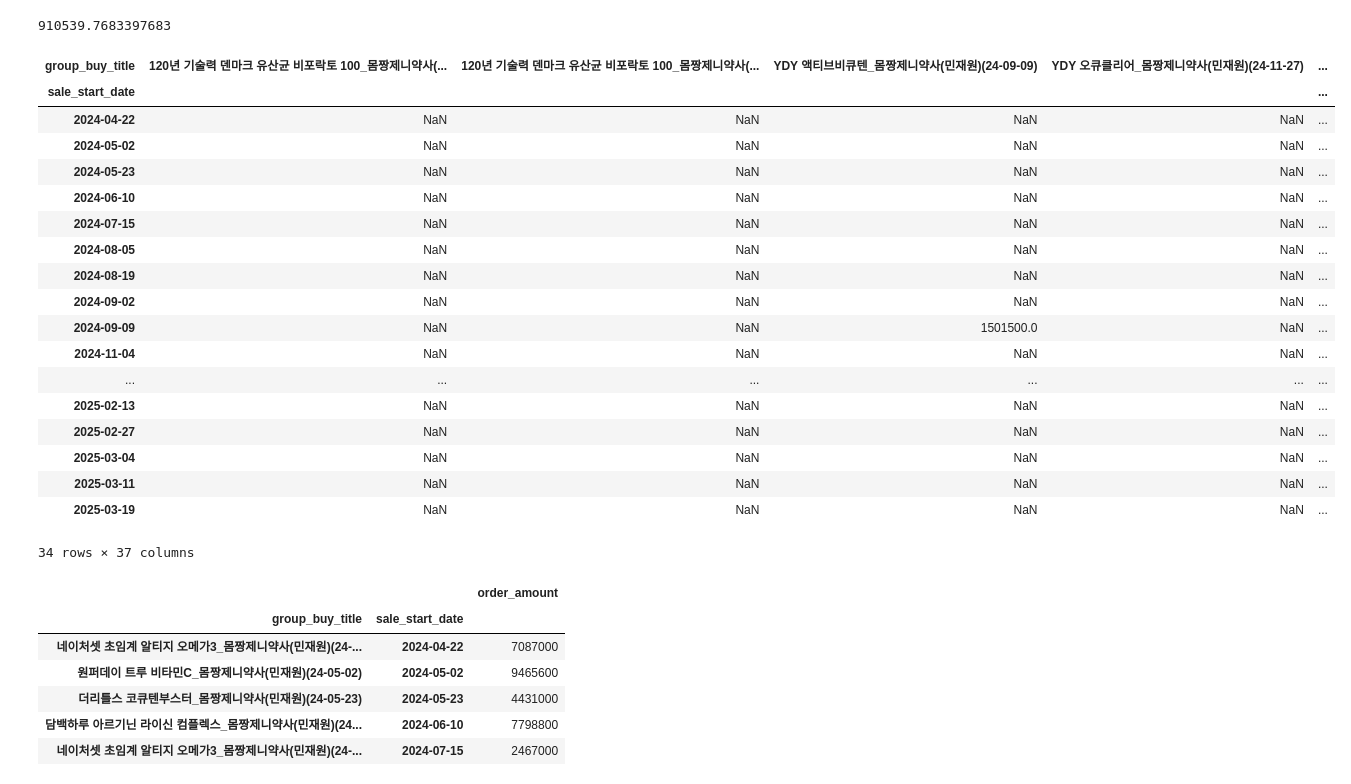
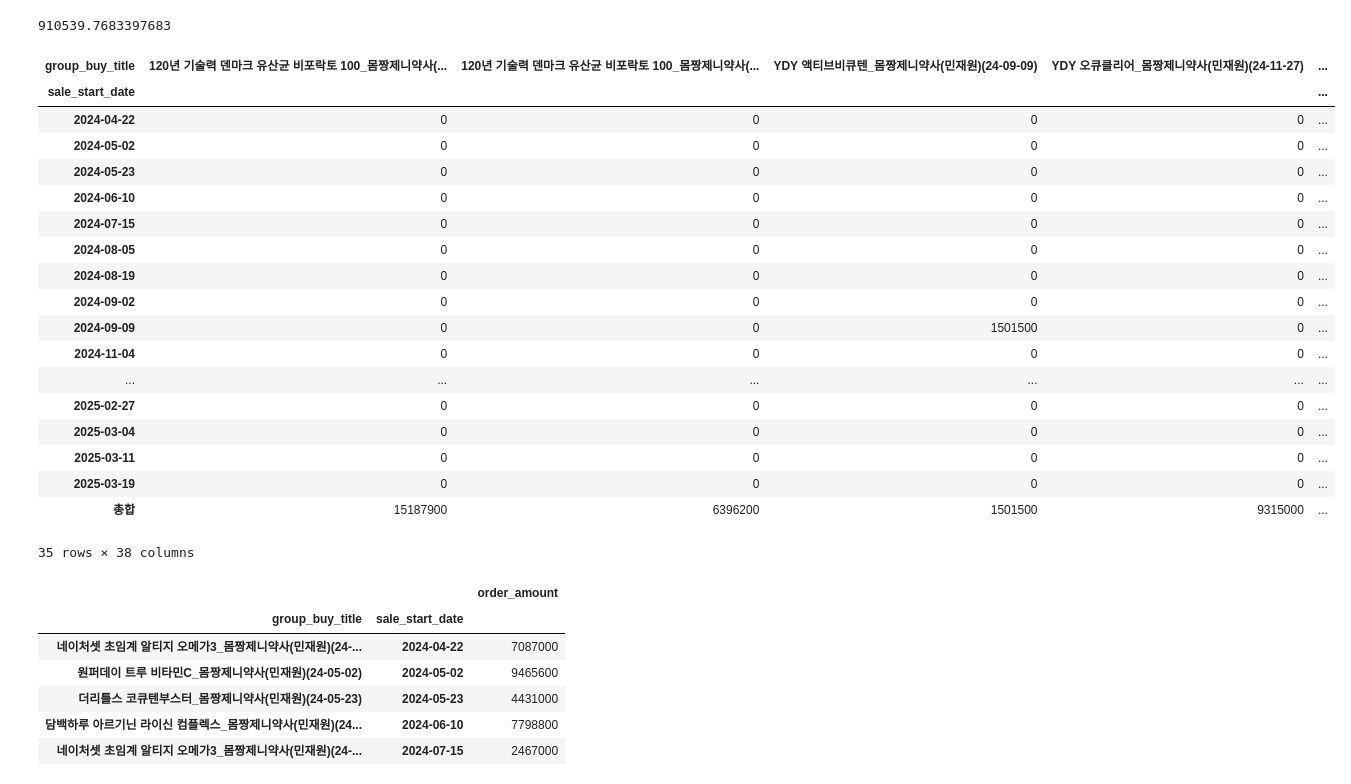
Before and after one commit to SeanYu34/Jupyter_Sean, a Jupyter notebook: pivot_and_groupby.ipynb, the cells around one changed output. Saved outputs shown, nothing was run; the diff lists cells and outputs as text; code cells hidden in the pictures.

```diff
--- a/pivot_and_groupby.ipynb
+++ b/pivot_and_groupby.ipynb
@@ -8,28 +8,28 @@ df['order_amount'].mean() / 7
 910539.7683397683
 # %%
 df = df.sort_values(by='order_amount', ascending=False)
-pivot_df = pd.pivot_table(df, index='sale_start_date', columns='group_buy_title', values='order_amount', aggfunc='sum')
+pivot_df = pd.pivot_table(df, index='sale_start_date', columns='group_buy_title', values='order_amount', aggfunc='sum', fill_value=0, margins=True, margins_name='총합')
 pivot_df
 # %% [output]
 | group_buy_title | 120년 기술력 덴마크 유산균 비포락토 100_몸짱제니약사(... | 120년 기술력 덴마크 유산균 비포락토 100_몸짱제니약사(... | YDY 액티브비큐텐_몸짱제니약사(민재원)(24-09-09) | YDY 오큐클리어_몸짱제니약사(민재원)(24-11-27) | ... |
 | sale_start_date |  |  |  |  | ... |
-| 2024-04-22 | NaN | NaN | NaN | NaN | ... |
-| 2024-05-02 | NaN | NaN | NaN | NaN | ... |
-| 2024-05-23 | NaN | NaN | NaN | NaN | ... |
-| 2024-06-10 | NaN | NaN | NaN | NaN | ... |
-| 2024-07-15 | NaN | NaN | NaN | NaN | ... |
-| 2024-08-05 | NaN | NaN | NaN | NaN | ... |
-| 2024-08-19 | NaN | NaN | NaN | NaN | ... |
-| 2024-09-02 | NaN | NaN | NaN | NaN | ... |
-| 2024-09-09 | NaN | NaN | 1501500.0 | NaN | ... |
-| 2024-11-04 | NaN | NaN | NaN | NaN | ... |
+| 2024-04-22 | 0 | 0 | 0 | 0 | ... |
+| 2024-05-02 | 0 | 0 | 0 | 0 | ... |
+| 2024-05-23 | 0 | 0 | 0 | 0 | ... |
+| 2024-06-10 | 0 | 0 | 0 | 0 | ... |
+| 2024-07-15 | 0 | 0 | 0 | 0 | ... |
+| 2024-08-05 | 0 | 0 | 0 | 0 | ... |
+| 2024-08-19 | 0 | 0 | 0 | 0 | ... |
+| 2024-09-02 | 0 | 0 | 0 | 0 | ... |
+| 2024-09-09 | 0 | 0 | 1501500 | 0 | ... |
+| 2024-11-04 | 0 | 0 | 0 | 0 | ... |
 | ... | ... | ... | ... | ... | ... |
-| 2025-02-13 | NaN | NaN | NaN | NaN | ... |
-| 2025-02-27 | NaN | NaN | NaN | NaN | ... |
-| 2025-03-04 | NaN | NaN | NaN | NaN | ... |
-| 2025-03-11 | NaN | NaN | NaN | NaN | ... |
-| 2025-03-19 | NaN | NaN | NaN | NaN | ... |
+| 2025-02-27 | 0 | 0 | 0 | 0 | ... |
+| 2025-03-04 | 0 | 0 | 0 | 0 | ... |
+| 2025-03-11 | 0 | 0 | 0 | 0 | ... |
+| 2025-03-19 | 0 | 0 | 0 | 0 | ... |
+| 총합 | 15187900 | 6396200 | 1501500 | 9315000 | ... |
-34 rows × 37 columns
+35 rows × 38 columns
 # %%
 pd.DataFrame(df.groupby(['group_buy_title', 'sale_start_date'])['order_amount'].sum()).sort_values(by='sale_start_date')
 # %% [output]
```
Also changed, not shown: 6 other files.
